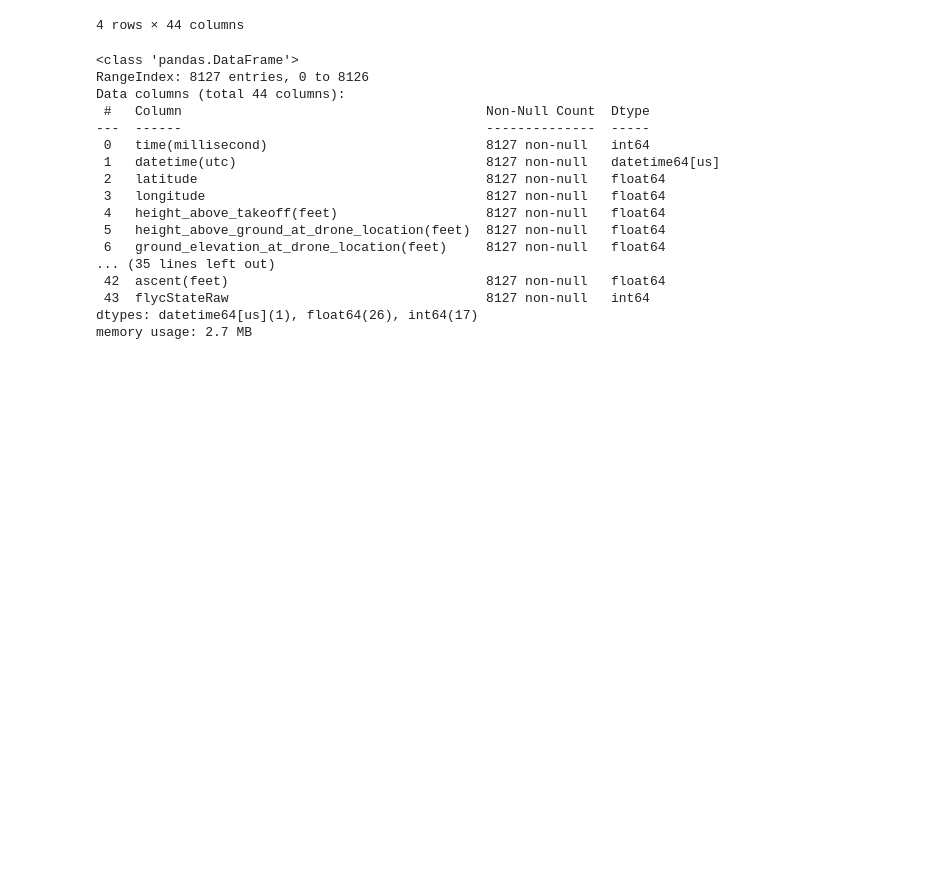
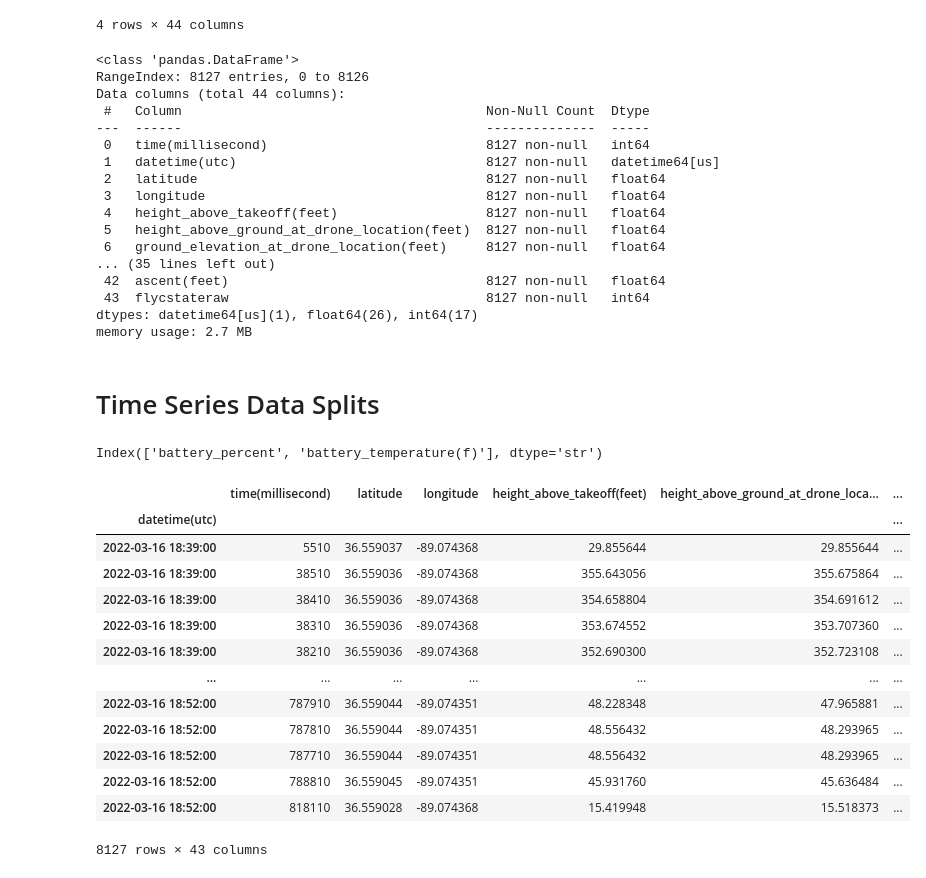
Before and after one commit to ayichimboy/uvdecode, a Jupyter notebook: goproject/simple_project.ipynb, the cells around one changed output. Drawn from its saved outputs; the diff is of its cells as text; code cells hidden in the pictures; blank space fills up the shorter version.

```diff
--- a/goproject/simple_project.ipynb
+++ b/goproject/simple_project.ipynb
@@ -24,6 +24,8 @@ Data columns (total 52 columns):
  51  message                                      1 non-null      str
 dtypes: float64(32), int64(17), str(3)
 memory usage: 3.2 MB
+# %%
+mydata.columns = mydata.columns.str.lower().str.strip().str.replace(" ", "_")
 # %%
 mydata.head()
 # %% [output]
@@ -97,6 +99,35 @@ Data columns (total 44 columns):
  6   ground_elevation_at_drone_location(feet)     8127 non-null   float64
 ... (35 lines left out)
  42  ascent(feet)                                 8127 non-null   float64
- 43  flycStateRaw                                 8127 non-null   int64
+ 43  flycstateraw                                 8127 non-null   int64
 dtypes: datetime64[us](1), float64(26), int64(17)
 memory usage: 2.7 MB
+# %% [markdown]
+# Time Series Data Splits
+# %%
+new_cleaned.columns[new_cleaned.columns.str.startswith("bat")]
+# %% [output]
+Index(['battery_percent', 'battery_temperature(f)'], dtype='str')
+# %%
+df_forcast = new_cleaned.copy()
+df_forcast = df_forcast.sort_values("datetime(utc)")
+df_forcast = df_forcast.set_index("datetime(utc)")
+
+df_forcast = df_forcast.dropna()
+# %%
+df_forcast
+# %% [output]
+|  | time(millisecond) | latitude | longitude | height_above_takeoff(feet) | height_above_ground_at_drone_loca... | ... |
+| datetime(utc) |  |  |  |  |  | ... |
+| 2022-03-16 18:39:00 | 5510 | 36.559037 | -89.074368 | 29.855644 | 29.855644 | ... |
+| 2022-03-16 18:39:00 | 38510 | 36.559036 | -89.074368 | 355.643056 | 355.675864 | ... |
+| 2022-03-16 18:39:00 | 38410 | 36.559036 | -89.074368 | 354.658804 | 354.691612 | ... |
+| 2022-03-16 18:39:00 | 38310 | 36.559036 | -89.074368 | 353.674552 | 353.707360 | ... |
+| 2022-03-16 18:39:00 | 38210 | 36.559036 | -89.074368 | 352.690300 | 352.723108 | ... |
+| ... | ... | ... | ... | ... | ... | ... |
+| 2022-03-16 18:52:00 | 787910 | 36.559044 | -89.074351 | 48.228348 | 47.965881 | ... |
+| 2022-03-16 18:52:00 | 787810 | 36.559044 | -89.074351 | 48.556432 | 48.293965 | ... |
+| 2022-03-16 18:52:00 | 787710 | 36.559044 | -89.074351 | 48.556432 | 48.293965 | ... |
+| 2022-03-16 18:52:00 | 788810 | 36.559045 | -89.074351 | 45.931760 | 45.636484 | ... |
+| 2022-03-16 18:52:00 | 818110 | 36.559028 | -89.074368 | 15.419948 | 15.518373 | ... |
+8127 rows × 43 columns
```
Also changed, not shown: parts of 6 cells of this notebook, 4 other files.
